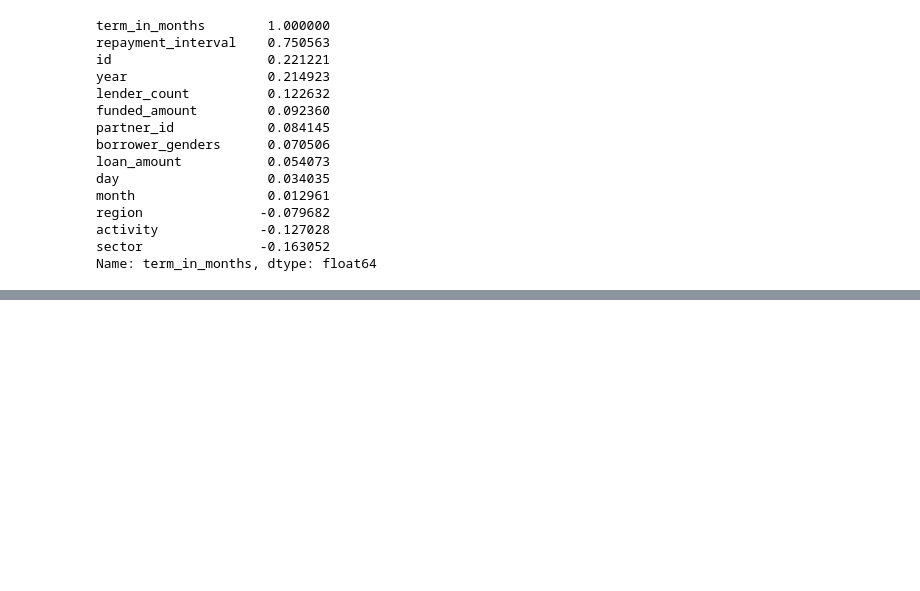
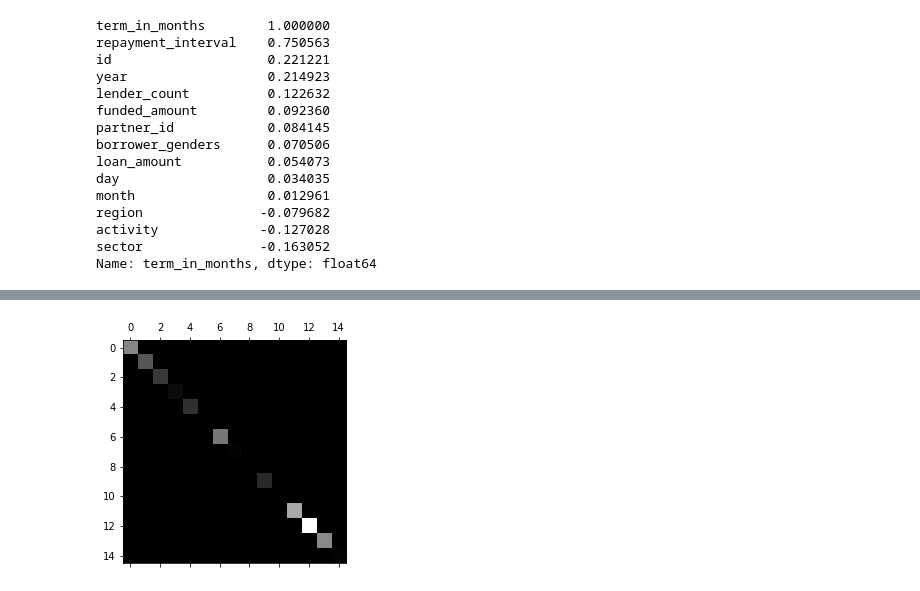
Before and after one commit to Kitshua/MLProject, a Jupyter notebook: Project.ipynb, the cells around one changed output, grey strips where cells are left out. Saved outputs shown, nothing was run; the diff lists cells and outputs as text; code cells hidden in the pictures; blank space fills up the shorter version.

```diff
--- a/Project.ipynb
+++ b/Project.ipynb
@@ -577,0 +632,5 @@ Name: term_in_months, dtype: float64
+# %%
+dt_clf = DecisionTreeClassifier(random_state = 42)
+# %%
+dt_clf.fit(x_train, y_train)
+dt_clf
@@ -577,0 +652,3 @@ Name: term_in_months, dtype: float64
+# %%
+y_train_predict_dt = cross_val_predict(dt_clf, x_train, y_train, cv = 3)
+y_train_predict_dt
@@ -577,0 +657,3 @@ Name: term_in_months, dtype: float64
+# %%
+confusion_dt = confusion_matrix(y_train, y_train_predict_dt)
+confusion_dt
@@ -577,0 +678,5 @@ Name: term_in_months, dtype: float64
+# %%
+plt.matshow(confusion_dt, cmap = plt.cm.gray)
+plt.show()
+# %% [output]
+[figure, added]
```
Also changed, not shown: parts of 54 cells of this notebook.
